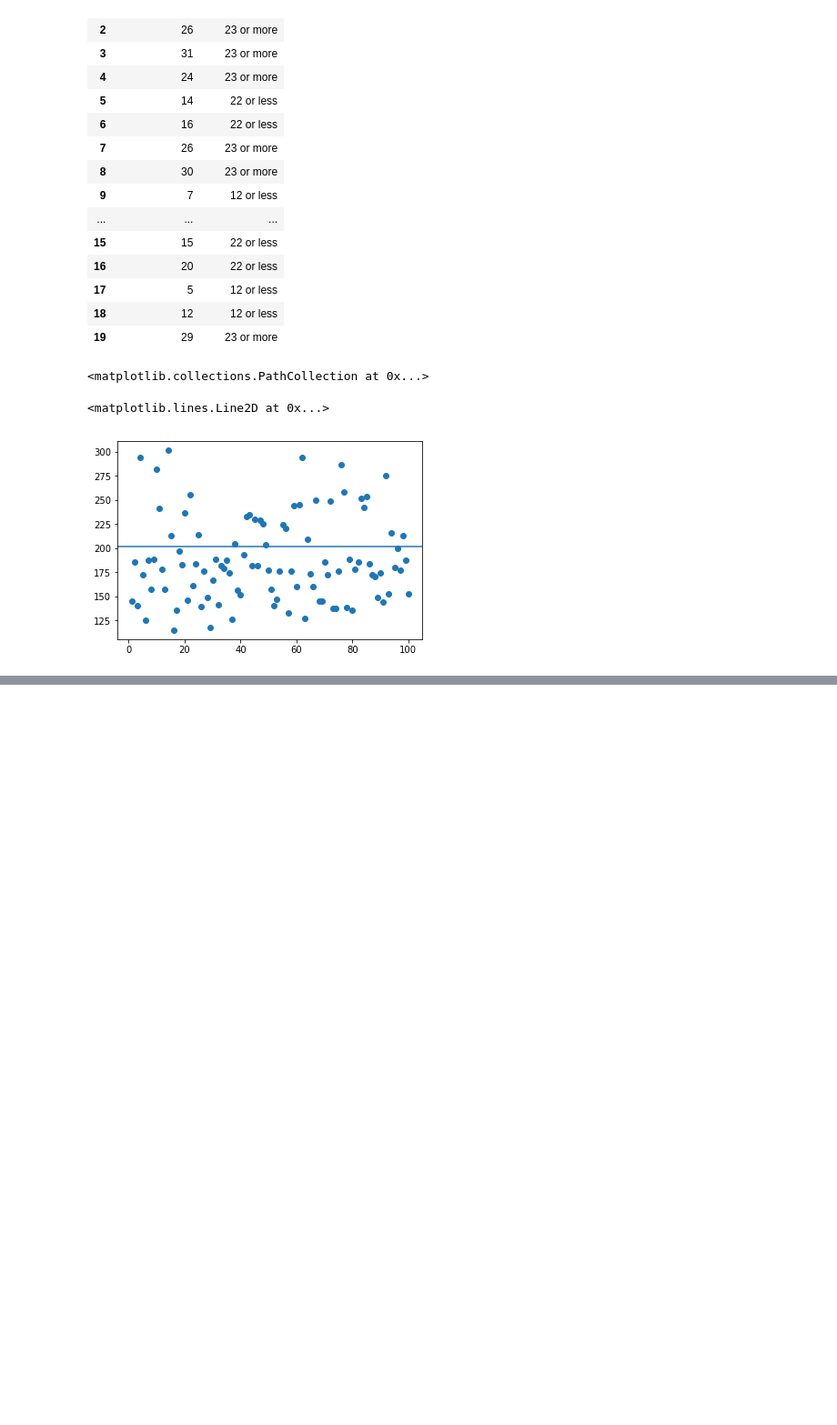
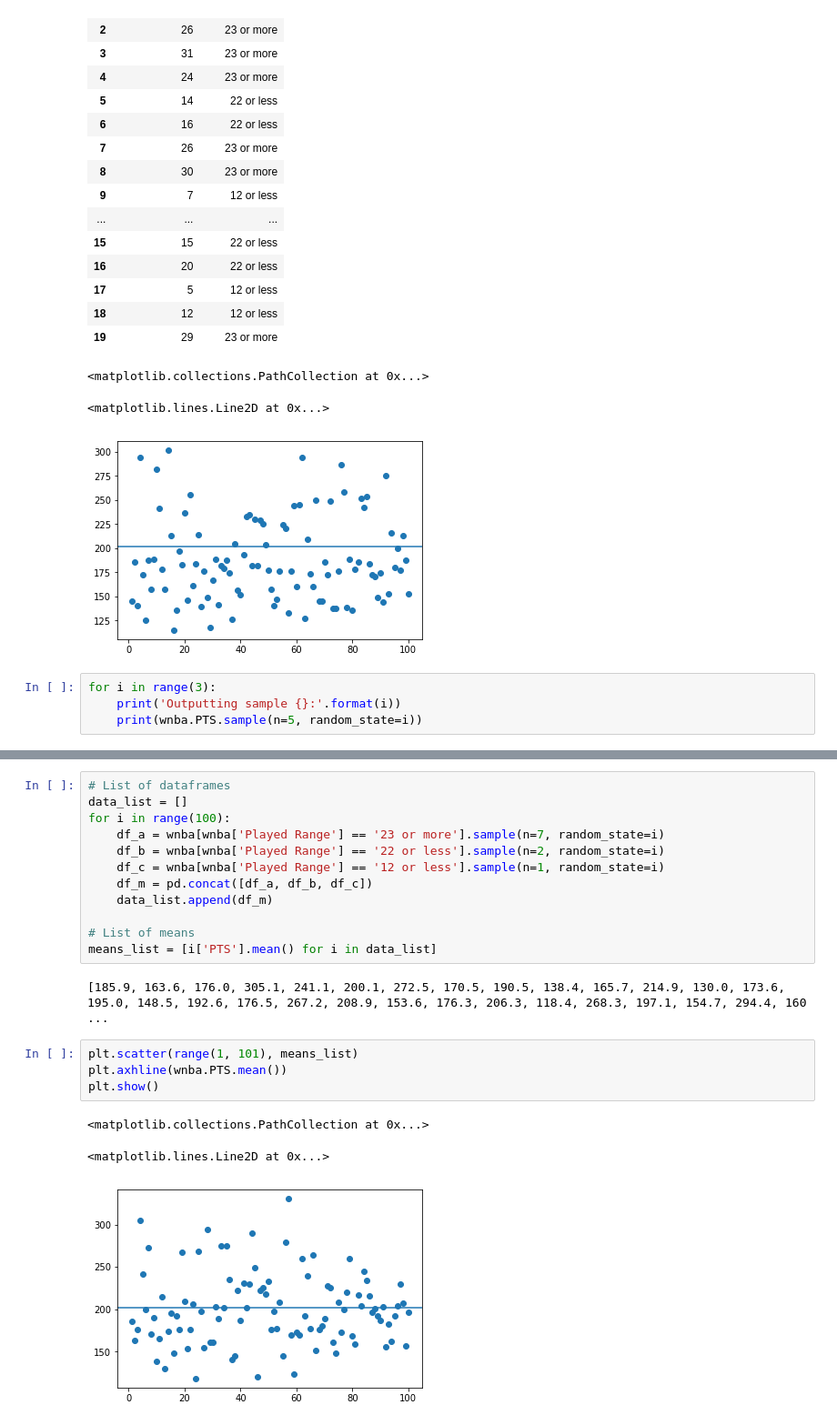
Before and after one commit to RickyMcMaster/personal_projects, a Jupyter notebook: dq/wnba/wnba_analysis.ipynb, the cells around one changed output, grey strips where cells are left out. Shown at 91% size. Cells and saved outputs as stored; diff of their text form; blank space fills up the shorter version.

```diff
--- a/dq/wnba/wnba_analysis.ipynb
+++ b/dq/wnba/wnba_analysis.ipynb
@@ -104,3 +104,7 @@ plt.show()
 <matplotlib.collections.PathCollection at 0x...>
 <matplotlib.lines.Line2D at 0x...>
 [figure]
+# %%
+for i in range(3):
+    print('Outputting sample {}:'.format(i))
+    print(wnba.PTS.sample(n=5, random_state=i))
@@ -106,0 +139,22 @@ plt.show()
+# %%
+# List of dataframes
+data_list = []
+for i in range(100):
+    df_a = wnba[wnba['Played Range'] == '23 or more'].sample(n=7, random_state=i)
+    df_b = wnba[wnba['Played Range'] == '22 or less'].sample(n=2, random_state=i)
+    df_c = wnba[wnba['Played Range'] == '12 or less'].sample(n=1, random_state=i)
+    df_m = pd.concat([df_a, df_b, df_c])
+    data_list.append(df_m)
+
+# List of means
+means_list = [i['PTS'].mean() for i in data_list]
+# %% [output]
+[185.9, 163.6, 176.0, 305.1, 241.1, 200.1, 272.5, 170.5, 190.5, 138.4, 165.7, 214.9, 130.0, 173.6, 195.0, 148.5, 192.6, 176.5, 267.2, 208.9, 153.6, 176.3, 206.3, 118.4, 268.3, 197.1, 154.7, 294.4, 160 ...
+# %%
+plt.scatter(range(1, 101), means_list)
+plt.axhline(wnba.PTS.mean())
+plt.show()
+# %% [output]
+<matplotlib.collections.PathCollection at 0x...>
+<matplotlib.lines.Line2D at 0x...>
+[figure, added]
```
Also changed, not shown: parts of 8 cells of this notebook.
